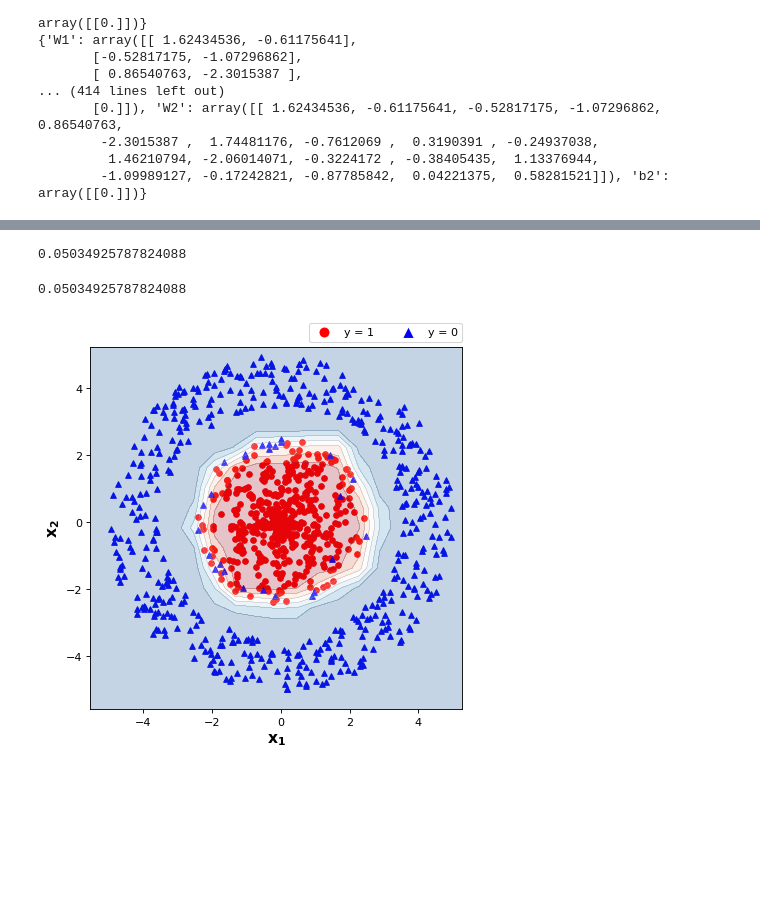
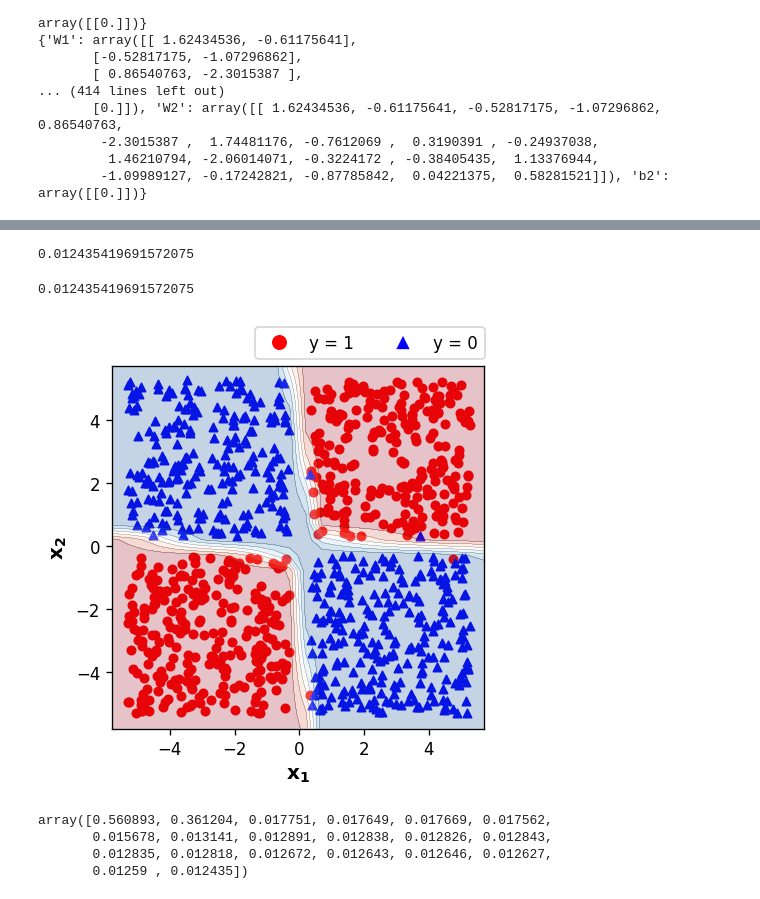
Before and after one commit to tayfununal/Artificial-Neural-Network-with-One-Hidden-Layer, a Jupyter notebook: new_revision_without_baski.ipynb, the cells around one changed output, grey strips where cells are left out. Drawn from its saved outputs; the diff is of its cells as text; code cells hidden in the pictures; blank space fills up the shorter version.

```diff
--- a/new_revision_without_baski.ipynb
+++ b/new_revision_without_baski.ipynb
@@ -22,7 +22,7 @@ import json
 import requests
 # %%
 pg.dataset.random.seed(8)
-Datas = pg.dataset.DataGenerator.classify_circle(1000,noise=0.1)
+Datas = pg.dataset.DataGenerator.classify_xor(1000,noise=0.1)
 # %%
 def initialization_parameters(x, y, num_node, random_seeds_one, random_seeds_two):
     np.random.seed(random_seeds_one)
@@ -144,15 +144,15 @@ df.loc[df.loc[:,2] ==-1,2]=0 #change the label which is 0 to -1
 df1 = df[df[2] == 1]
 df2 = df[df[2] == 0]
 
-fig, ax = plt.subplots(figsize=(6,6), dpi=80)
+fig, ax = plt.subplots(figsize=(4,4), dpi=120)
 df1.plot.scatter(0 ,1 , s=25, c="red", ax=ax)
 df2.plot.scatter(0, 1, s=25, c="blue", ax=ax, marker="^")
 
 red_circle = plt.Line2D([0], [0], marker='o', color='w', label='y = 1',markerfacecolor='r', markersize=10)
 blue_circle = plt.Line2D([0], [0], marker='^', color='w', label='y = 0',markerfacecolor='b', markersize=10)
-ax.legend(handles=[red_circle,blue_circle], bbox_to_anchor=(1.0145, 1.08), ncol=2)
+ax.legend(handles=[red_circle,blue_circle], bbox_to_anchor=(1.025, 1.13), ncol=2)
 
-plt.xlabel("$\mathbf{x_1}$", fontsize=14, fontweight="bold")
-plt.ylabel("$\mathbf{x_2}$", fontsize=14, fontweight="bold")
+plt.xlabel("$\mathbf{x_1}$", fontsize=12, fontweight="bold")
+plt.ylabel("$\mathbf{x_2}$", fontsize=12, fontweight="bold")
 plt.show()
 # %% [output]
@@ -223,2 +223,3 @@ plt.plot(x, cost_history)
 # %%
-parameters = sonuc_parameters[5]
+parameters = sonuc_parameters[3]
+parameters
@@ -225,38 +237,45 @@ parameters = sonuc_parameters[5]
 # %%
 cost_history[-1]
 # %% [output]
-0.05034925787824088
+0.012435419691572075
 # %%
 cost
 # %% [output]
-0.05034925787824088
+0.012435419691572075
 # %%
 from matplotlib.lines import Line2D
 def plot_decision_boundary(X, Y, cmap='RdBu_r'):
 
-  h = 0.6
+  h = 0.5
   x_min, x_max = X[0,:].min() - h, X[0,:].max() + h
   y_min, y_max = X[1,:].min() - h, X[1,:].max() + h
   xx, yy = np.meshgrid(np.arange(x_min, x_max, h),
                         np.arange(y_min, y_max, h))
   A2, cache = forward_prop(np.c_[xx.ravel(), yy.ravel()].T, parameters)
   A2 = A2.reshape(xx.shape)
 
-  fig, ax = plt.subplots(figsize=(6,6), dpi=80)
+  fig, ax = plt.subplots(figsize=(4,4), dpi=120)
 
   df1.plot.scatter(0 ,1 , s=25, c="red", cmap=cmap, ax=ax)
   df2.plot.scatter(0, 1, s=25, c="blue", ax=ax, marker="^", cmap=cmap)
 
   ax.contourf(xx, yy, A2, cmap=cmap, alpha=0.25)
   ax.contour(xx, yy, A2, colors='k', linewidths=0.1)
 
   red_circle = Line2D([0], [0], marker='o', color='w', label='y = 1',markerfacecolor='r', markersize=10)
   blue_circle = Line2D([0], [0], marker='^', color='w', label='y = 0',markerfacecolor='b', markersize=10)
-  ax.legend(handles=[red_circle,blue_circle], bbox_to_anchor=(1.0145, 1.08), ncol=2)
+  ax.legend(handles=[red_circle,blue_circle], bbox_to_anchor=(1.025, 1.13), ncol=2)
 
-  plt.xlabel("$\mathbf{x_1}$", fontsize=14, fontweight="bold")
-  plt.ylabel("$\mathbf{x_2}$", fontsize=14, fontweight="bold")
+  plt.xlabel("$\mathbf{x_1}$", fontsize=12, fontweight="bold")
+  plt.ylabel("$\mathbf{x_2}$", fontsize=12, fontweight="bold")
 
 plot_decision_boundary(X, Y)
 # %% [output]
-[figure, old version]
+[figure, new version]
+# %%
+np.round(sonuc_cost,6)
+# %% [output]
+array([0.560893, 0.361204, 0.017751, 0.017649, 0.017669, 0.017562,
+       0.015678, 0.013141, 0.012891, 0.012838, 0.012826, 0.012843,
+       0.012835, 0.012818, 0.012672, 0.012643, 0.012646, 0.012627,
+       0.01259 , 0.012435])
```
Also changed, not shown: parts of 5 cells of this notebook.
